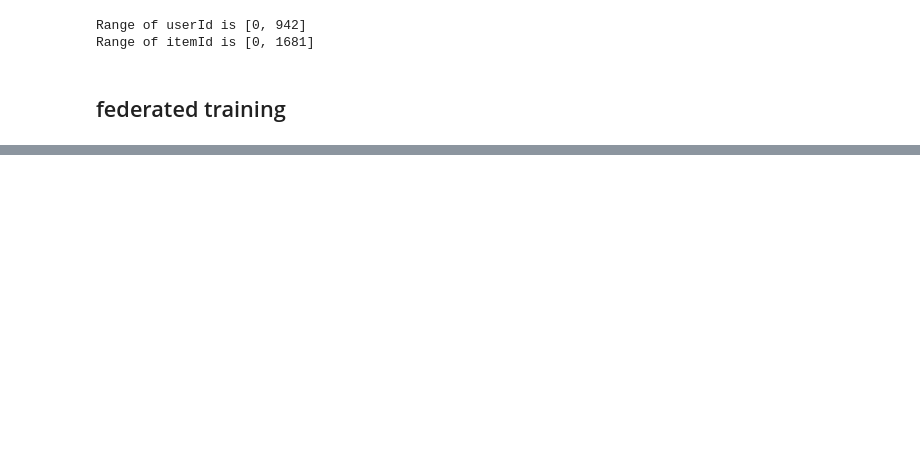
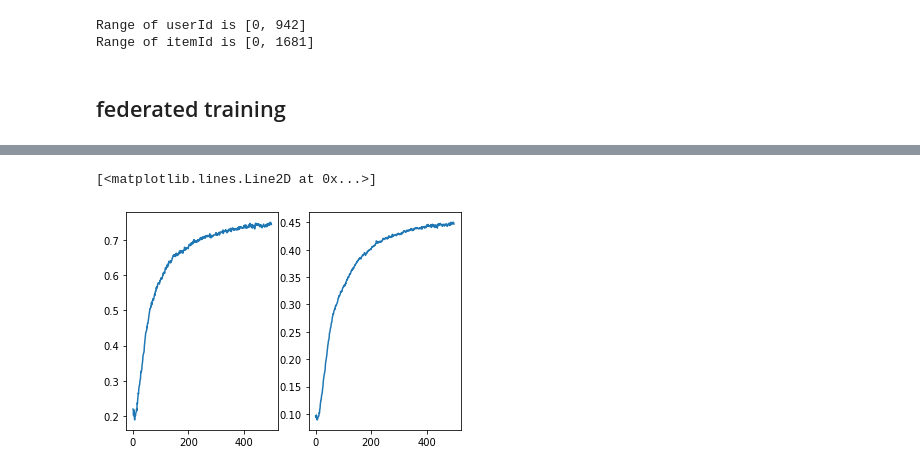
Before and after one commit to xianghangliu/neural-collaborative-filtering, a Jupyter notebook: src/gmf_fed_fast.ipynb, the cells around one changed output, grey strips where cells are left out. Drawn from its saved outputs; the diff is of its cells as text; code cells hidden in the pictures; blank space fills up the shorter version.

```diff
--- a/src/gmf_fed_fast.ipynb
+++ b/src/gmf_fed_fast.ipynb
@@ -293,0 +326,9 @@ for k in range(len(idxs_users)):
+# %%
+plt.subplot(1, 2, 1)
+plt.plot(hit_ratio_hist)
+
+plt.subplot(1, 2, 2)
+plt.plot(ndcg_hist)
+# %% [output]
+[<matplotlib.lines.Line2D at 0x...>]
+[figure, added]
```
Also changed, not shown: parts of 7 cells of this notebook.
